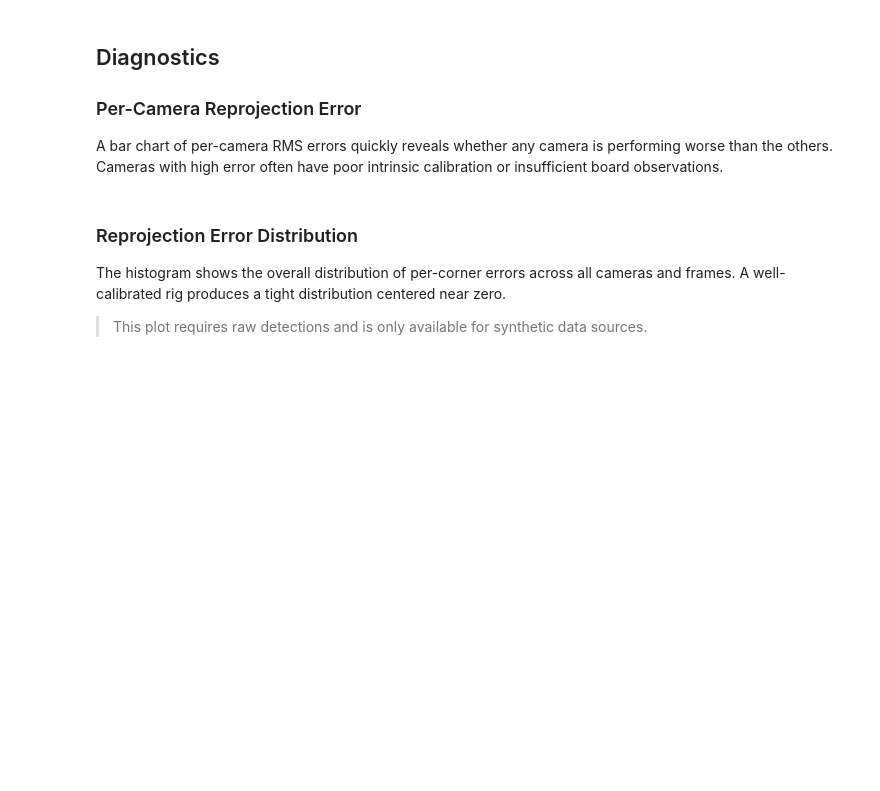
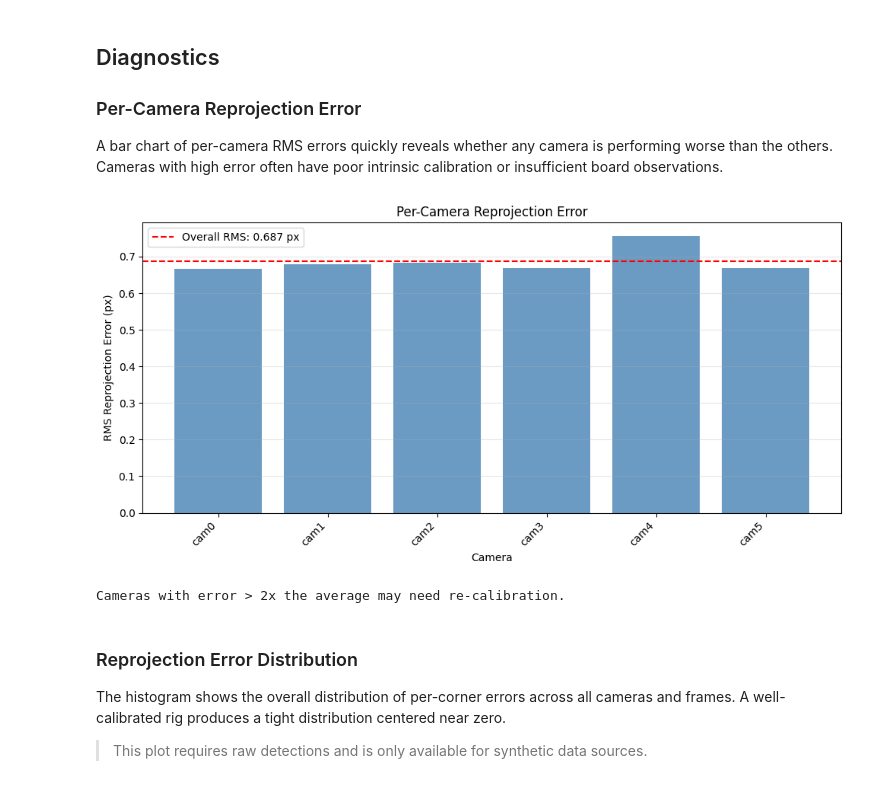
Before and after one commit to tlancaster6/AquaCal, a Jupyter notebook: docs/tutorials/01_full_pipeline.ipynb, the cells around one changed output. Cells and saved outputs as stored; diff of their text form; code cells hidden in the pictures; blank space fills up the shorter version.

```diff
--- a/docs/tutorials/01_full_pipeline.ipynb
+++ b/docs/tutorials/01_full_pipeline.ipynb
@@ -296,3 +238,12 @@ print("Cameras with error > 2x the average may need re-calibration.")
+# %%
+fig = plot_per_camera_error(result)
+plt.show()
+plt.close()
+
+print("Cameras with error > 2x the average may need re-calibration.")
+# %% [output]
+[figure, added]
+Cameras with error > 2x the average may need re-calibration.
 # %% [markdown]
 ### Reprojection Error Distribution
 
```
Also changed, not shown: parts of 13 cells of this notebook, 16 other files.
